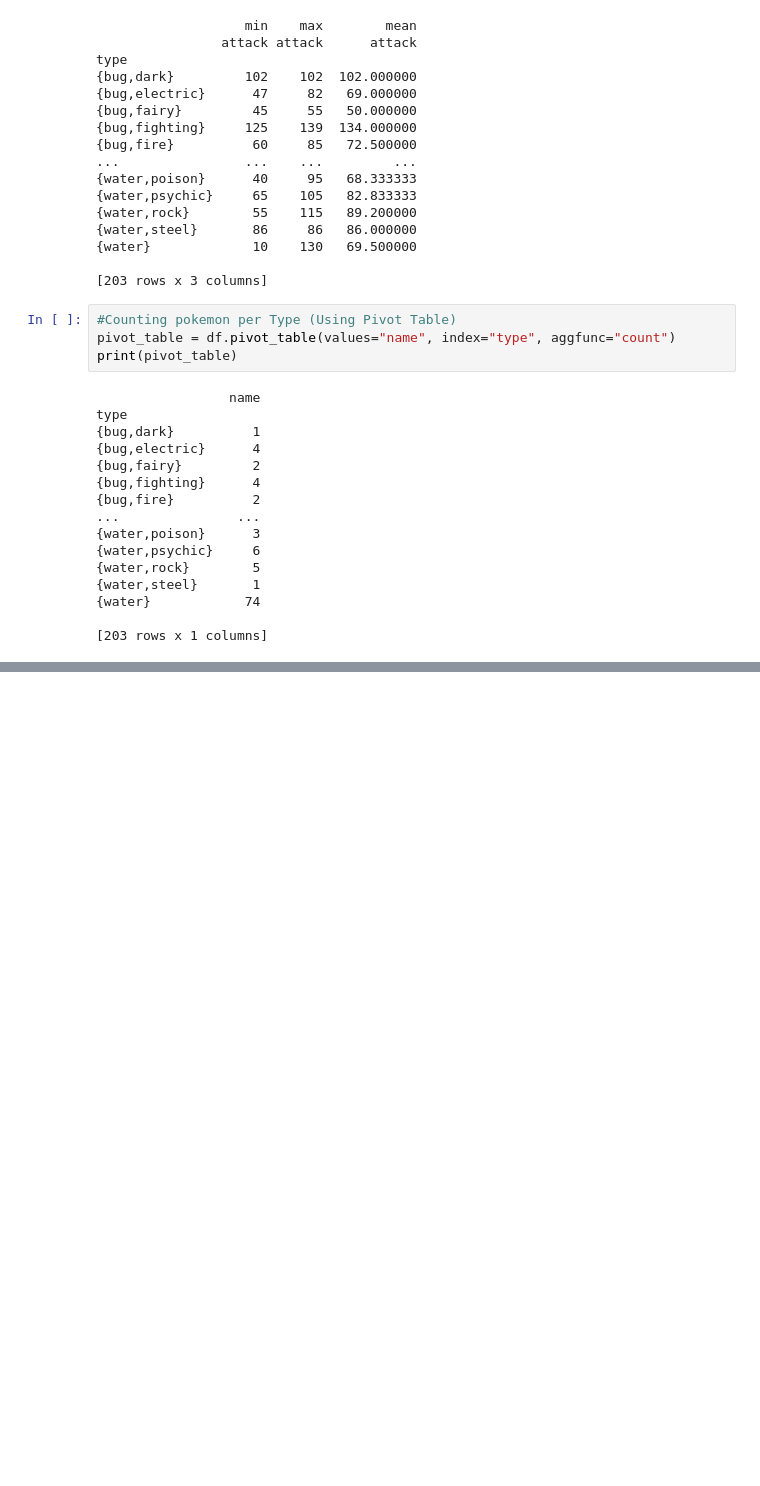
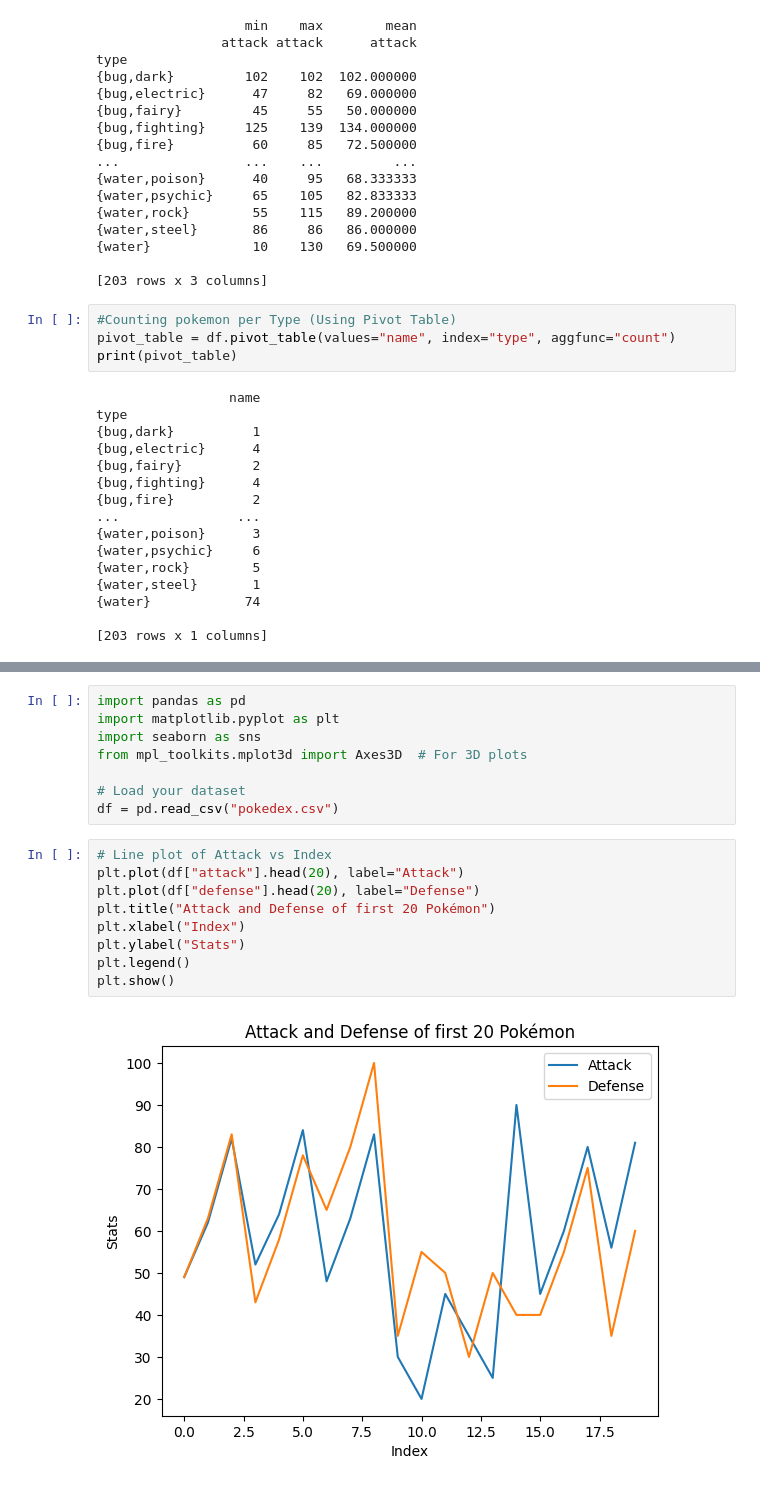
Before and after one commit to vedith12/DAV-assignment-207, a Jupyter notebook: dav_assignment_207.ipynb, the cells around one changed output, grey strips where cells are left out. Saved outputs shown, nothing was run; the diff lists cells and outputs as text; blank space fills up the shorter version.

Commit message:
added Visualisation commands

```diff
--- a/dav_assignment_207.ipynb
+++ b/dav_assignment_207.ipynb
@@ -875,0 +887,19 @@ type
+# %%
+import pandas as pd
+import matplotlib.pyplot as plt
+import seaborn as sns
+from mpl_toolkits.mplot3d import Axes3D  # For 3D plots
+
+# Load your dataset
+df = pd.read_csv("pokedex.csv")
+# %%
+# Line plot of Attack vs Index
+plt.plot(df["attack"].head(20), label="Attack")
+plt.plot(df["defense"].head(20), label="Defense")
+plt.title("Attack and Defense of first 20 Pokémon")
+plt.xlabel("Index")
+plt.ylabel("Stats")
+plt.legend()
+plt.show()
+# %% [output]
+[figure, added]
```
Also changed, not shown: parts of 14 cells of this notebook.
